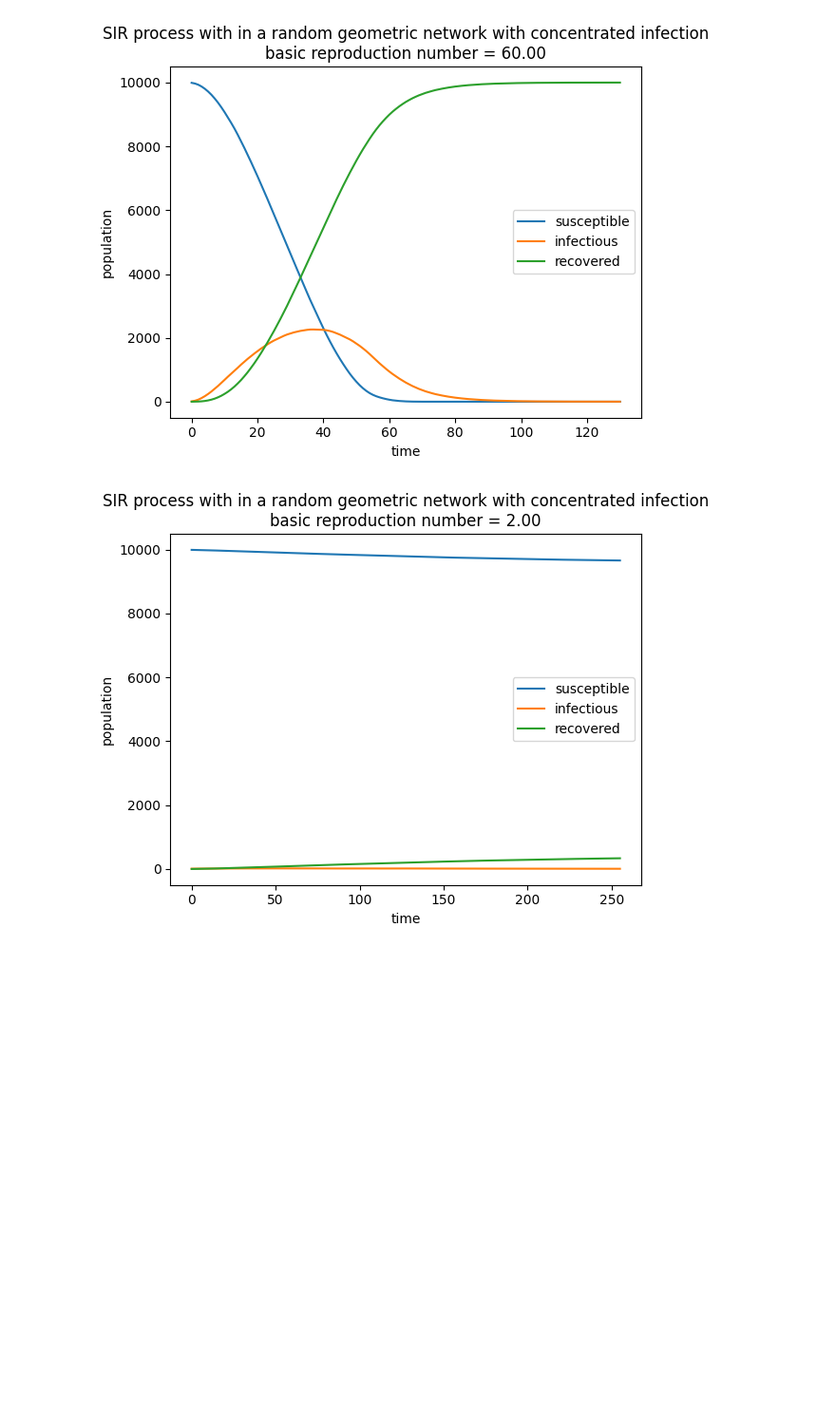
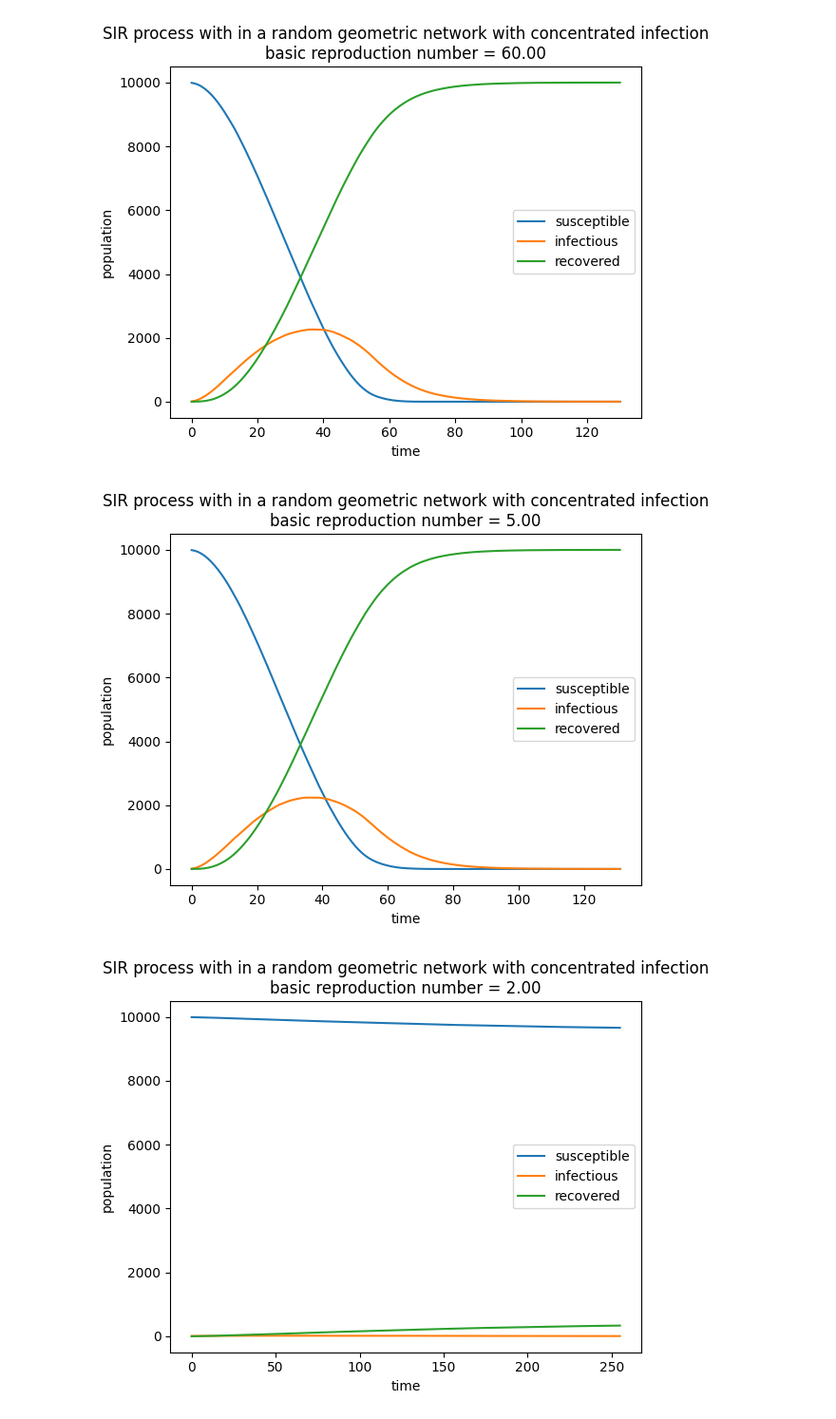
Before and after one commit to ChloeYiu/Network-Friendship-Disease, a Jupyter notebook: final_report.ipynb, the cells around one changed output. Shown at 95% size. Cells and saved outputs as stored; diff of their text form; code cells hidden in the pictures; blank space fills up the shorter version.

```diff
--- a/final_report.ipynb
+++ b/final_report.ipynb
@@ -285,6 +319,39 @@ plt.ylabel("population")
 plt.show()
 # %% [output]
 [figure]
+# %%
+# Averaged sample
+Sc_m, Ic_m, Rc_m = np.zeros(max_size), np.zeros(max_size), np.zeros(max_size)
+avg_idx_cm = 0
+for _ in range(sample_size):
+    rgg = nx.random_geometric_graph(num_nodes, radius, pos={i: nodes_positions[i] for i in range(num_nodes)})
+    concentrated_rgg = Infectious_Network(rgg, infection_probability, recovery_probability, initial_infection, True)
+    S, I, R = concentrated_rgg.increment_till_extinction()
+    avg_idx_cm += len(S)
+    Sc_m += append_till_length(S)
+    Ic_m += append_till_length(I)
+    Rc_m += append_till_length(R)
+
+Sc_m /= sample_size
+Ic_m /= sample_size
+Rc_m /= sample_size
+avg_idx_cm /= sample_size
+avg_idx_cm = int(avg_idx_cm)
+
+Sc_m, Ic_m, Rc_m = Sc_m[:avg_idx_cm], Ic_m[:avg_idx_cm], Rc_m[:avg_idx_cm]
+# %%
+time = np.arange(0, len(Sc_m), 1)
+plt.plot(time, Sc_m, label="susceptible")
+plt.plot(time, Ic_m, label="infectious")
+plt.plot(time, Rc_m, label="recovered")
+plt.legend()
+plt.title(f"SIR process with in a random geometric network with concentrated infection" +
+          f"\nbasic reproduction number = {find_basic_reproduction_number(infection_probability_mid, recovery_probability):.2f}")
+plt.xlabel("time")
+plt.ylabel("population")
+plt.show()
+# %% [output]
+[figure, added]
 # %%
 # Averaged sample
 Sc_2, Ic_2, Rc_2 = np.zeros(max_size), np.zeros(max_size), np.zeros(max_size)
```
Also changed, not shown: parts of 14 cells of this notebook, 1 other file.
